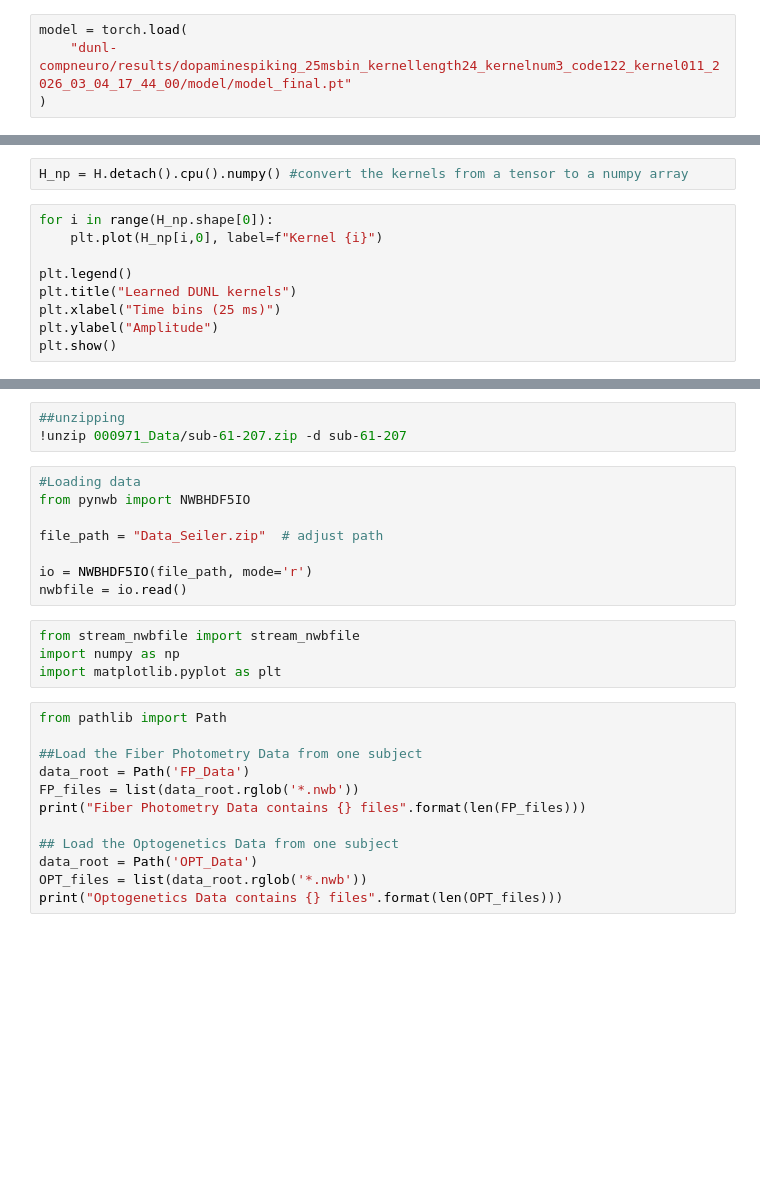
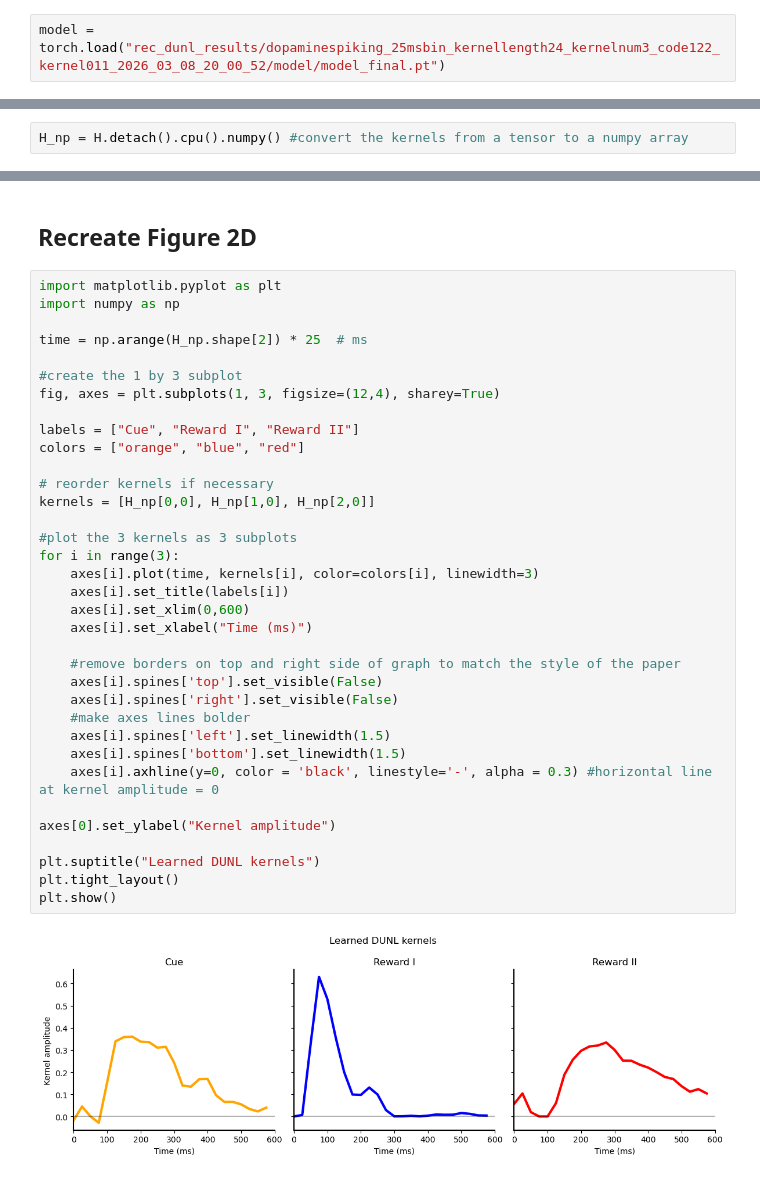
Before and after one commit to esmcclung/BIPN_162_Final, a Jupyter notebook: DUNL_Recreation.ipynb, the cells around one changed output, grey strips where cells are left out. Cells and saved outputs as stored; diff of their text form; blank space fills up the shorter version.

Commit message:
figure recreation

```diff
--- a/DUNL_Recreation.ipynb
+++ b/DUNL_Recreation.ipynb
@@ -164,9 +182,7 @@ Training DUNL is complete. Now we will inspect the results.
 import sys
 sys.path.append("dunl-compneuro/dunl")
 # %%
-model = torch.load(
-    "dunl-compneuro/results/dopaminespiking_25msbin_kernellength24_kernelnum3_code122_kernel011_2026_03_04_17_44_00/model/model_final.pt"
-)
+model = torch.load("rec_dunl_results/dopaminespiking_25msbin_kernellength24_kernelnum3_code122_kernel011_2026_03_08_20_00_52/model/model_final.pt")
 # %%
 print(model)
 model.state_dict().keys()
@@ -185,12 +201,3 @@ print(H.shape) #There are 3 kernels, 1 channel, and 24 time bins. The 3 kernels
 torch.Size([3, 1, 24])
 # %%
 H_np = H.detach().cpu().numpy() #convert the kernels from a tensor to a numpy array
-# %%
-for i in range(H_np.shape[0]):
-    plt.plot(H_np[i,0], label=f"Kernel {i}")
-
-plt.legend()
-plt.title("Learned DUNL kernels")
-plt.xlabel("Time bins (25 ms)")
-plt.ylabel("Amplitude")
-plt.show()
@@ -227,27 +204,39 @@ We will now apply the DUNL analysis method to a dataset of Fiber Photometry and
-# %%
-##unzipping
-!unzip 000971_Data/sub-61-207.zip -d sub-61-207
-# %%
-#Loading data
-from pynwb import NWBHDF5IO
-
-file_path = "Data_Seiler.zip"  # adjust path
-
-io = NWBHDF5IO(file_path, mode='r')
-nwbfile = io.read()
-# %%
-from stream_nwbfile import stream_nwbfile
-import numpy as np
-import matplotlib.pyplot as plt
-# %%
-from pathlib import Path
-
-##Load the Fiber Photometry Data from one subject
-data_root = Path('FP_Data')
-FP_files = list(data_root.rglob('*.nwb'))
-print("Fiber Photometry Data contains {} files".format(len(FP_files)))
-
-## Load the Optogenetics Data from one subject
-data_root = Path('OPT_Data')
-OPT_files = list(data_root.rglob('*.nwb'))
-print("Optogenetics Data contains {} files".format(len(OPT_files)))
+# %% [markdown]
+## Recreate Figure 2D
+# %%
+import matplotlib.pyplot as plt
+import numpy as np
+
+time = np.arange(H_np.shape[2]) * 25  # ms
+
+#create the 1 by 3 subplot
+fig, axes = plt.subplots(1, 3, figsize=(12,4), sharey=True)
+
+labels = ["Cue", "Reward I", "Reward II"]
+colors = ["orange", "blue", "red"]
+
+# reorder kernels if necessary
+kernels = [H_np[0,0], H_np[1,0], H_np[2,0]]
+
+#plot the 3 kernels as 3 subplots
+for i in range(3):
+    axes[i].plot(time, kernels[i], color=colors[i], linewidth=3)
+    axes[i].set_title(labels[i])
+    axes[i].set_xlim(0,600)
+    axes[i].set_xlabel("Time (ms)")
+
+    #remove borders on top and right side of graph to match the style of the paper
+    axes[i].spines['top'].set_visible(False)
+    axes[i].spines['right'].set_visible(False)
+    #make axes lines bolder
+    axes[i].spines['left'].set_linewidth(1.5)
+    axes[i].spines['bottom'].set_linewidth(1.5)
+    axes[i].axhline(y=0, color = 'black', linestyle='-', alpha = 0.3) #horizontal line at kernel amplitude = 0
+
+axes[0].set_ylabel("Kernel amplitude")
+
+plt.suptitle("Learned DUNL kernels")
+plt.tight_layout()
+plt.show()
+# %% [output]
+[figure, added]
```
Also changed, not shown: parts of 28 cells of this notebook, 46 other files.
